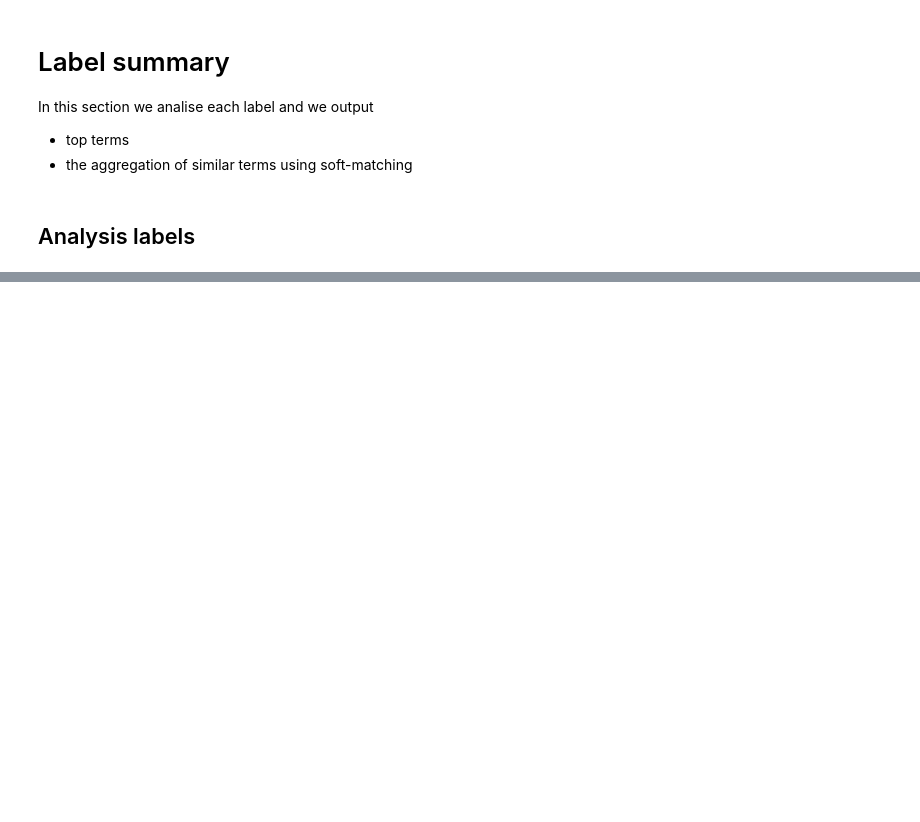
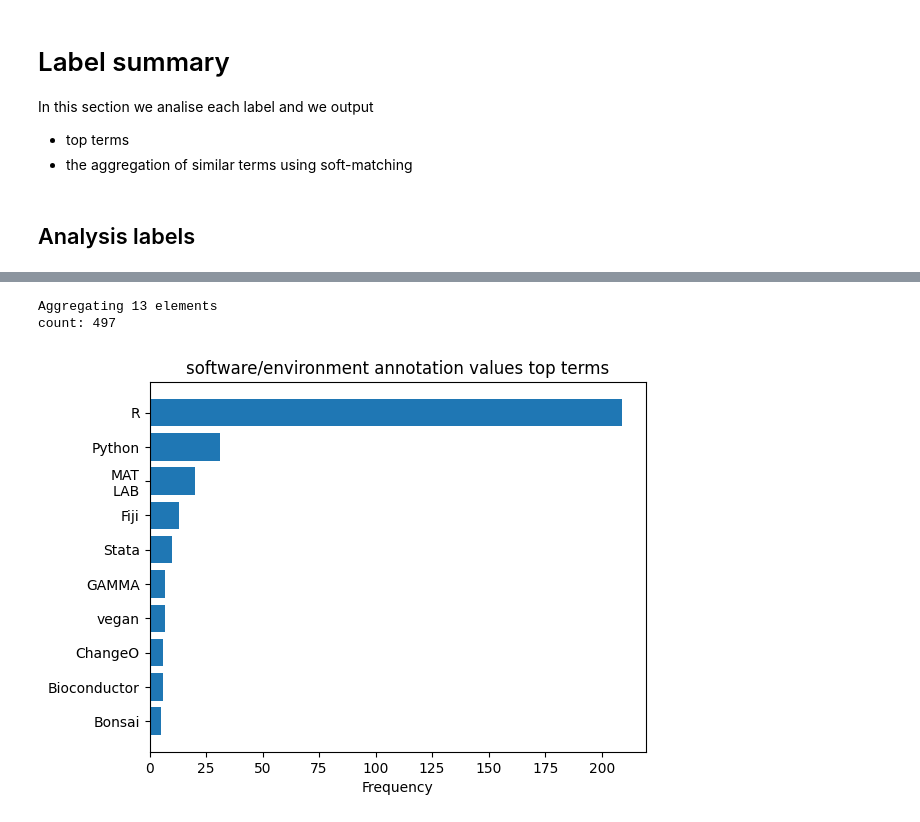
Before and after one commit to SoFairOA/Dataset, a Jupyter notebook: benchmarks/dataset-analysis-labelling.ipynb, the cells around one changed output, grey strips where cells are left out. Cells and saved outputs as stored; diff of their text form; code cells hidden in the pictures; blank space fills up the shorter version.

```diff
--- a/benchmarks/dataset-analysis-labelling.ipynb
+++ b/benchmarks/dataset-analysis-labelling.ipynb
@@ -444,0 +498,6 @@ show_top_10("version")
+# %%
+show_top_10("software/environment")
+# %% [output]
+Aggregating 13 elements
+count: 497
+[figure, added]
```
Also changed, not shown: parts of 16 cells of this notebook.
